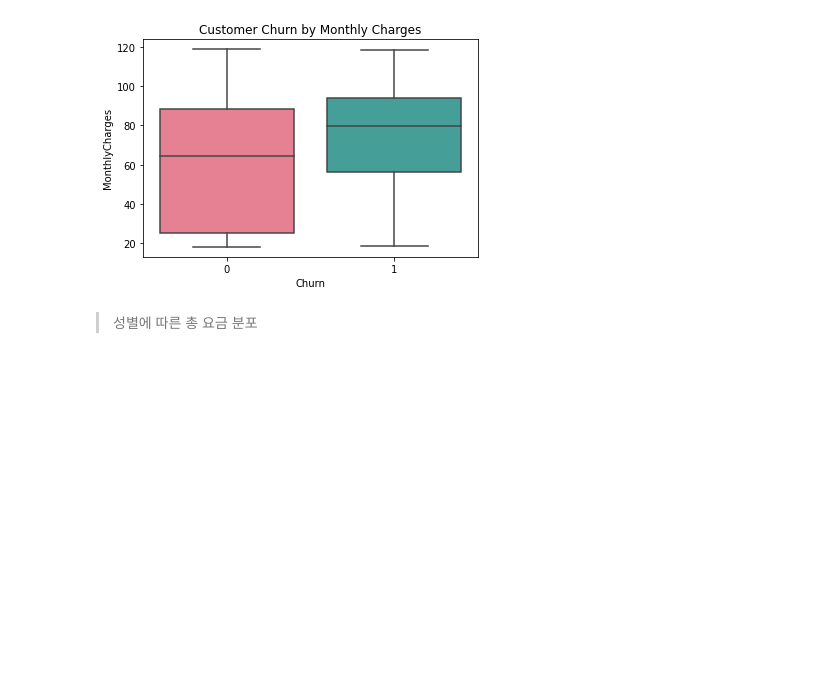
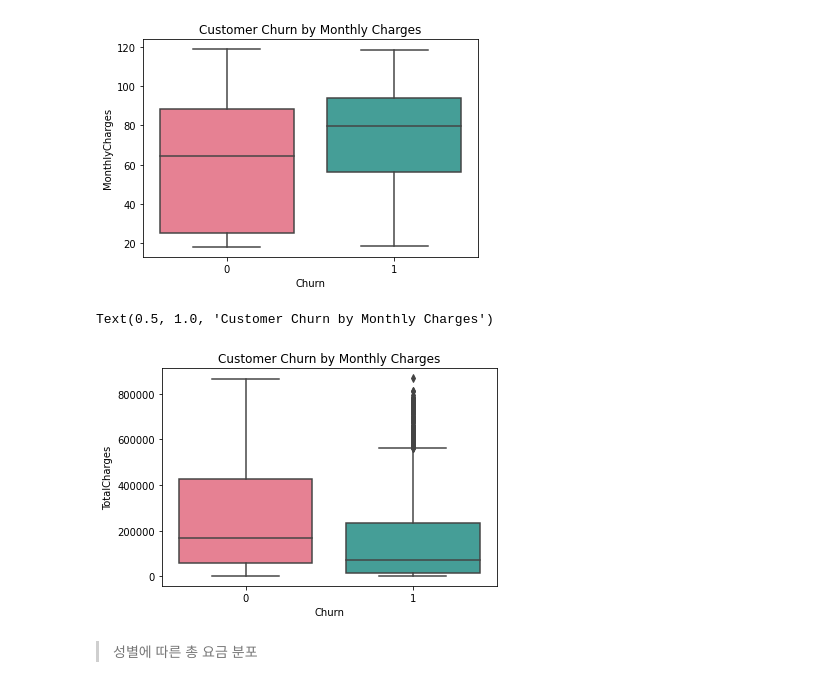
Before and after one commit to threegenie/churn_project, a Jupyter notebook: telco_customer_churn.ipynb, the cells around one changed output. Saved outputs shown, nothing was run; the diff lists cells and outputs as text; code cells hidden in the pictures; blank space fills up the shorter version.

Commit message:
graph

```diff
--- a/telco_customer_churn.ipynb
+++ b/telco_customer_churn.ipynb
@@ -194,6 +194,17 @@ plt.title('Customer Churn by Monthly Charges')
 # %% [output]
 Text(0.5, 1.0, 'Customer Churn by Monthly Charges')
 [figure]
+# %%
+sns.boxplot(
+    x = 'Churn',
+    y = 'TotalCharges',
+    data = df,
+    palette='husl'
+)
+plt.title('Customer Churn by Monthly Charges')
+# %% [output]
+Text(0.5, 1.0, 'Customer Churn by Monthly Charges')
+[figure, added]
 # %% [markdown]
 > 성별에 따른 총 요금 분포
 # %%
```
